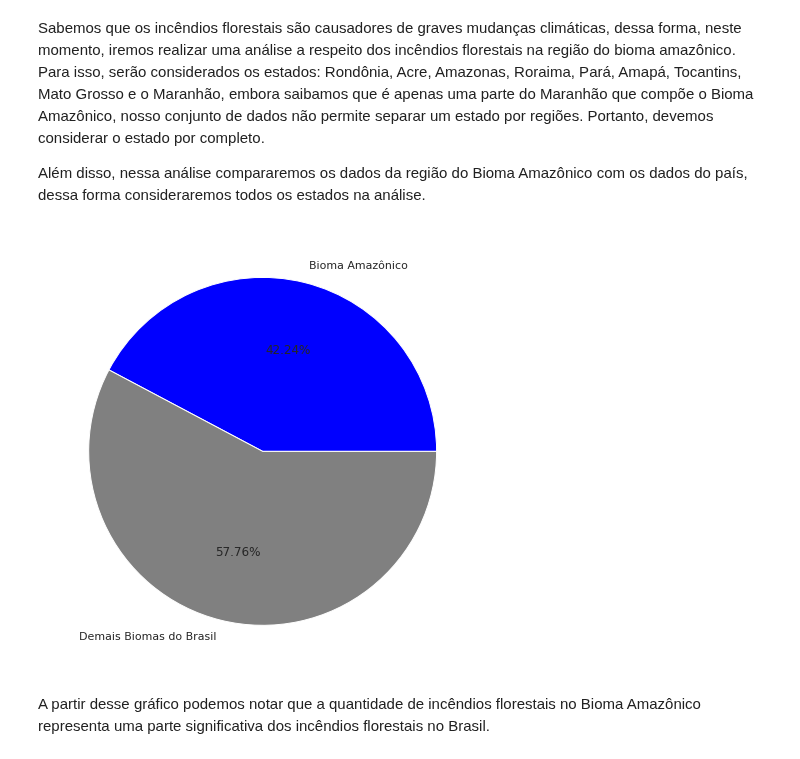
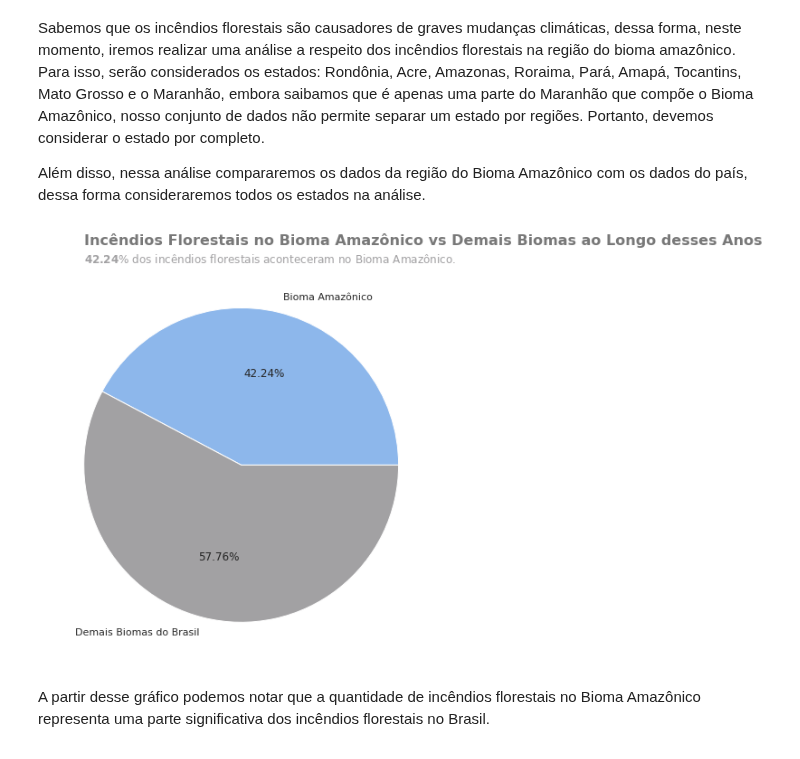
Before and after one commit to anibalfisico/Data-Science, a Jupyter notebook: inc-ndios-no-brasil.ipynb, the cells around one changed output. Cells and saved outputs as stored; diff of their text form; code cells hidden in the pictures.

Commit message:
Kaggle Notebook | Incêndios Florestais no Brasil | Version 9

```diff
--- a/inc-ndios-no-brasil.ipynb
+++ b/inc-ndios-no-brasil.ipynb
@@ -450,21 +450,30 @@ Além disso, nessa análise compararemos os dados da região do Bioma Amazônico
 # %%
 df_all_states    = df.groupby('state')['number'].agg(['sum']).reset_index()
 df_all_states.rename(columns = {'sum':'number_year'}, inplace = True)
 states_amazonica = ['Rondônia','Acre','Amazonas','Roraima','Pará','Amapá','Tocantins','Mato Grosso',
                     'Maranhão']
 df_amazonica     = df_all_states[df_all_states.state.isin(states_amazonica)].number_year.sum()
 df_brasil        = df_all_states.number_year.sum() - df_amazonica
 df_amazonica
 
 pie_chart_list   = [df_amazonica,df_brasil]
 labels           = ['Bioma Amazônico','Demais Biomas do Brasil']
 #define Seaborn color palette to use
-colors = ['blue','gray']
+cinza_escuro = '#787878'
+cinza_medio  = '#A2A1A3'
+azul_claro   = '#8db7eb'
+azul_escuro  = '#253760'
+colors = [azul_claro,cinza_medio]
 
 #create pie chart
 plt.pie(pie_chart_list, labels = labels, colors = colors, autopct='%.2f%%')
+x_text_antes = -1
+plt.text(x=x_text_antes,y=1.4,s='Incêndios Florestais no Bioma Amazônico vs Demais Biomas ao Longo \
+desses Anos',fontsize=16,color=cinza_escuro,weight='bold');
+plt.text(x_text_antes,y=1.35,s= '$\\bf{42.24}$% dos incêndios florestais aconteceram no Bioma \
+Amazônico.',verticalalignment="top",fontsize=12,color=cinza_medio)
 plt.show()
 # %% [output]
-[figure, old version]
+[figure, new version]
 # %% [markdown]
 A partir desse gráfico podemos notar que a quantidade de incêndios florestais no Bioma Amazônico representa uma parte significativa dos incêndios florestais no Brasil.
```
Also changed, not shown: parts of 3 cells of this notebook.
